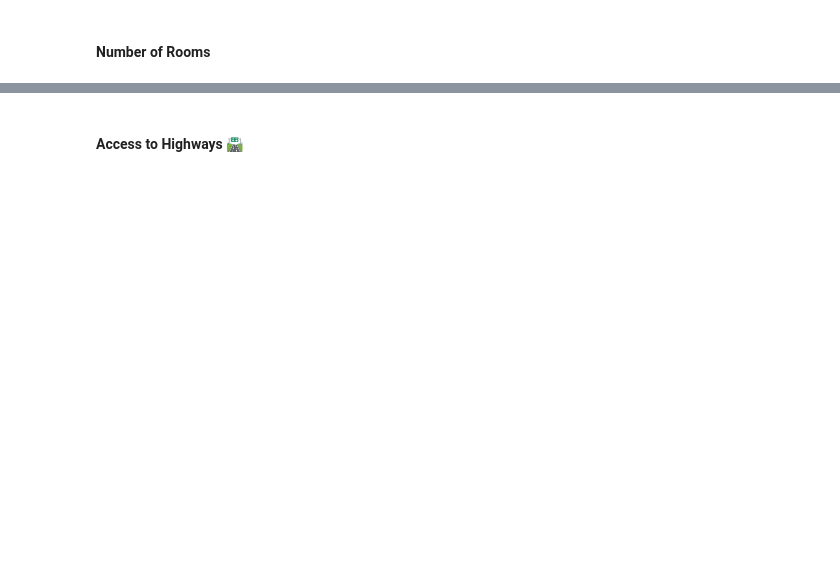
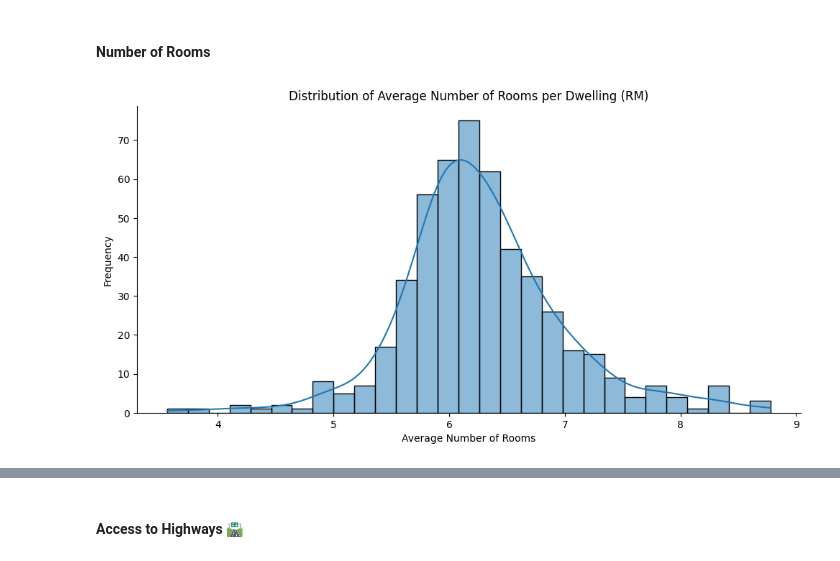
Before and after one commit to Anan014/Python_Pro_Bootcamp, a Jupyter notebook: day81-Predict_House_Prices/Multivariable_Regression_and_Valuation_Model.ipynb, the cells around one changed output, grey strips where cells are left out. Cells and saved outputs as stored; diff of their text form; code cells hidden in the pictures; blank space fills up the shorter version.

```diff
--- a/day81-Predict_House_Prices/Multivariable_Regression_and_Valuation_Model.ipynb
+++ b/day81-Predict_House_Prices/Multivariable_Regression_and_Valuation_Model.ipynb
@@ -220,2 +261,11 @@ What do you notice in the distributions of the data?
 # %% [markdown]
 #### Number of Rooms
+# %%
+# Plot the distribution of RM
+sns.displot(data['RM'], kde=True, aspect=2)
+plt.title('Distribution of Average Number of Rooms per Dwelling (RM)')
+plt.xlabel('Average Number of Rooms')
+plt.ylabel('Frequency')
+plt.show()
+# %% [output]
+[figure, added]
```
Also changed, not shown: parts of 11 cells of this notebook.
